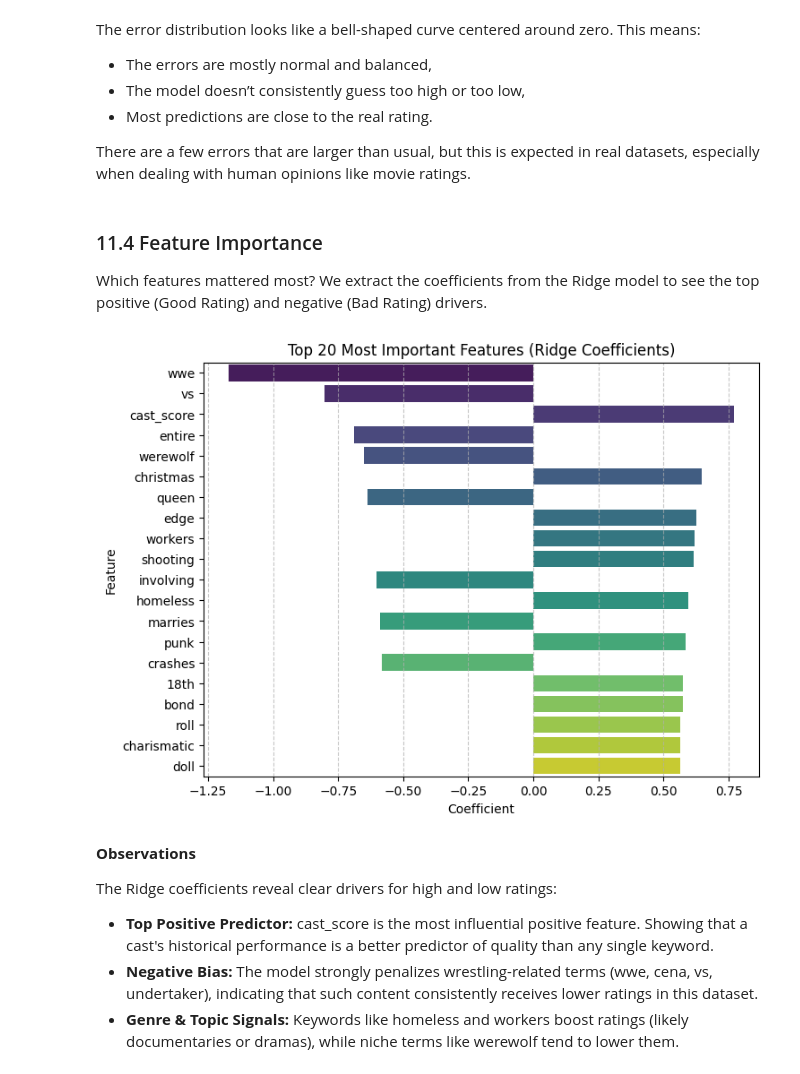
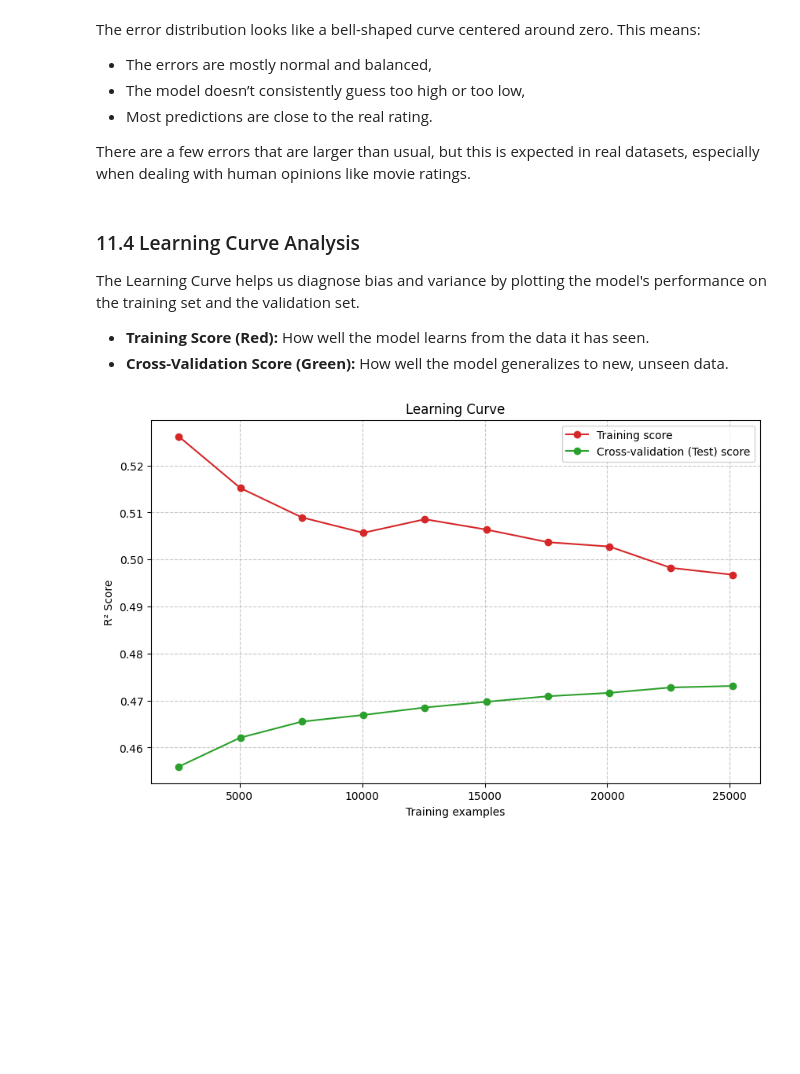
Before and after one commit to Berilay6/Movie_IMDb_Prediction, a Jupyter notebook: ridge_regression.ipynb, the cells around one changed output. Drawn from its saved outputs; the diff is of its cells as text; code cells hidden in the pictures; blank space fills up the shorter version.

```diff
--- a/ridge_regression.ipynb
+++ b/ridge_regression.ipynb
@@ -323,11 +269,0 @@ Directors with fewer movies get a smoothed score closer to the global mean.
-# %%
-# 1. Calculate Director mappings on train set
-dir_map, global_mean = smoothed_target_encoding(temp_train, 'director', 'rating', m=SMOOTH_FACTOR)
-
-# 2. Map the scores
-X_train['director_encoded'] = X_train['director'].map(dir_map).fillna(global_mean)
-X_test['director_encoded'] = X_test['director'].map(dir_map).fillna(global_mean)
-
-# 3. Drop original column
-X_train = X_train.drop(columns=['director'])
-X_test = X_test.drop(columns=['director'])
@@ -498,40 +526,35 @@ The error distribution looks like a bell-shaped curve centered around zero. This
 
 There are a few errors that are larger than usual, but this is expected in real datasets, especially when dealing with human opinions like movie ratings.
 # %% [markdown]
-### 11.4 Feature Importance
+### 11.4 Learning Curve Analysis
 
-Which features mattered most? We extract the coefficients from the Ridge model to see the top positive (Good Rating) and negative (Bad Rating) drivers.
+The Learning Curve helps us diagnose bias and variance by plotting the model's performance on the training set and the validation set.
+
+* **Training Score (Red):** How well the model learns from the data it has seen.
+* **Cross-Validation Score (Green):** How well the model generalizes to new, unseen data.
-# %%
-# 1. Fit the pipeline one last time on the whole training set to access coefficients
-pipeline.fit(X_train, y_train)
-
-# 2. Extract feature names and coefficients
-# Numerical columns
-num_features = num_cols
-# Text features (from TF-IDF)
-text_features = pipeline.named_steps['preprocessor'].named_transformers_['text'].get_feature_names_out()
-
-all_features = np.r_[num_features, text_features]
-all_coefs = pipeline.named_steps['ridge'].coef_
-
-# 3. Create a DataFrame for plotting
-coef_df = pd.DataFrame({'Feature': all_features, 'Coefficient': all_coefs})
-coef_df['Abs_Coef'] = coef_df['Coefficient'].abs()
-top_features = coef_df.sort_values(by='Abs_Coef', ascending=False).head(20)
-
-# 4. Plot
-plt.figure(figsize=(8, 6))
-sns.barplot(data=top_features, y='Feature', x='Coefficient', palette='viridis')
-plt.title("Top 20 Most Important Features (Ridge Coefficients)")
-plt.grid(axis='x', linestyle='--', alpha=0.7)
-plt.show()
-# %% [output]
-[figure, removed]
-# %% [markdown]
-**Observations**
-
-The Ridge coefficients reveal clear drivers for high and low ratings:
-
-* **Top Positive Predictor:** cast_score is the most influential positive feature. Showing that a cast's historical performance is a better predictor of quality than any single keyword.
-* **Negative Bias:** The model strongly penalizes wrestling-related terms (wwe, cena, vs, undertaker), indicating that such content consistently receives lower ratings in this dataset.
-* **Genre & Topic Signals:** Keywords like homeless and workers boost ratings (likely documentaries or dramas), while niche terms like werewolf tend to lower them.
+# %%
+def plot_learning_curve(estimator, X, y):
+    train_sizes, train_scores, test_scores = learning_curve(
+        estimator, X, y, cv=5, n_jobs=-1,
+        train_sizes=np.linspace(0.1, 1.0, 10),
+        scoring='r2'
+    )
+
+    train_scores_mean = np.mean(train_scores, axis=1)
+    test_scores_mean = np.mean(test_scores, axis=1)
+
+    plt.figure(figsize=(10, 6))
+    plt.plot(train_sizes, train_scores_mean, 'o-', color="#d62728", label="Training score")
+    plt.plot(train_sizes, test_scores_mean, 'o-', color="#2ca02c", label="Cross-validation (Test) score")
+
+    plt.title("Learning Curve")
+    plt.xlabel("Training examples")
+    plt.ylabel("R² Score")
+    plt.legend(loc="best")
+    plt.grid(True, linestyle='--', alpha=0.7)
+    plt.show()
+
+# Run the plot
+plot_learning_curve(best_model, X_train, y_train)
+# %% [output]
+[figure, added]
```
Also changed, not shown: parts of 35 cells of this notebook.
